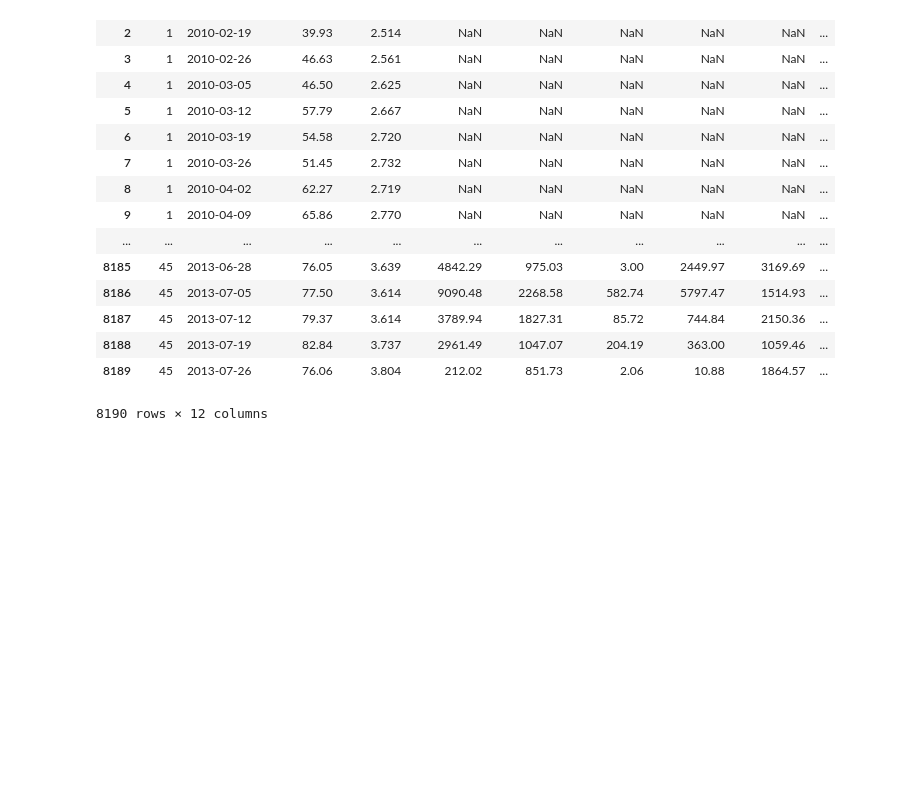
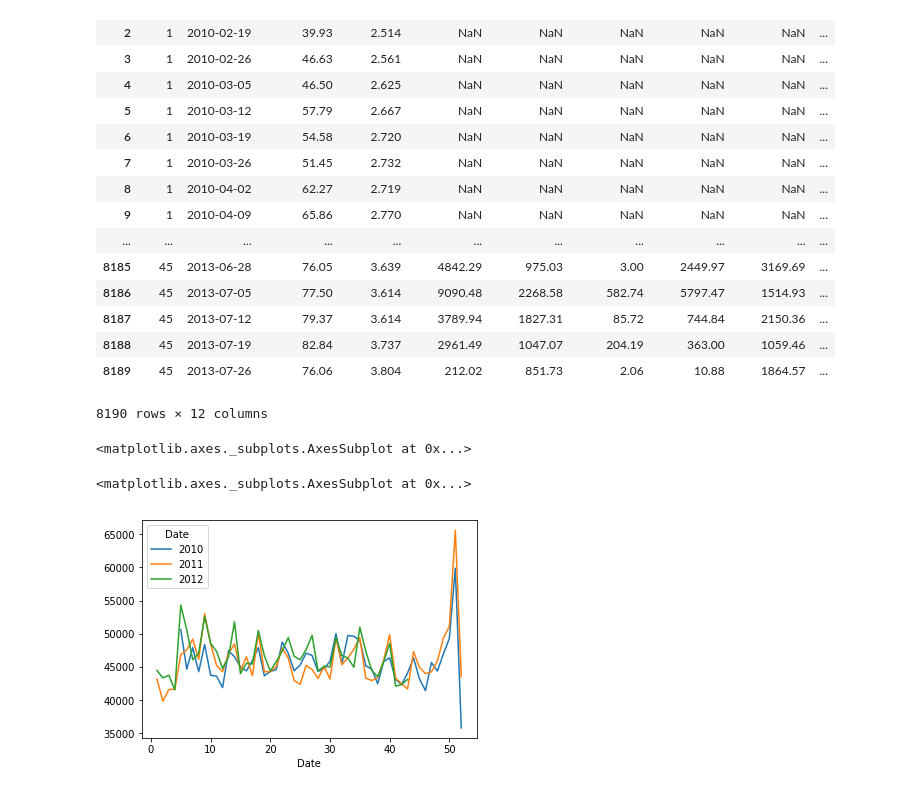
Before and after one commit to poompoowit/Walmart-Project, a Jupyter notebook: Knowing Data.ipynb, the cells around one changed output. Saved outputs shown, nothing was run; the diff lists cells and outputs as text; code cells hidden in the pictures; blank space fills up the shorter version.

Commit message:
plot sale by week V2

```diff
--- a/Knowing Data.ipynb
+++ b/Knowing Data.ipynb
@@ -31,3 +31,20 @@ feature
 | 8188 | 45 | 2013-07-19 | 82.84 | 3.737 | 2961.49 | 1047.07 | 204.19 | 363.00 | 1059.46 | ... |
 | 8189 | 45 | 2013-07-26 | 76.06 | 3.804 | 212.02 | 851.73 | 2.06 | 10.88 | 1864.57 | ... |
 8190 rows × 12 columns
+# %%
+# store 1 Dept 1
+check1 = train.loc[train['Store'] == 1 & train['Dept'].isin([1])]
+pv = pd.pivot_table(check1, index=check1.Date.dt.week, columns=check1.Date.dt.year,
+                    values='Weekly_Sales', aggfunc='sum')
+pv.plot()
+# %% [output]
+<matplotlib.axes._subplots.AxesSubplot at 0x...>
+# %%
+# store 1 Dept 2
+check1 = train.loc[train['Store'] == 1 & train['Dept'].isin([2])]
+pv = pd.pivot_table(check1, index=check1.Date.dt.week, columns=check1.Date.dt.year,
+                    values='Weekly_Sales', aggfunc='sum')
+pv.plot()
+# %% [output]
+<matplotlib.axes._subplots.AxesSubplot at 0x...>
+[figure, added]
```
Also changed, not shown: parts of 2 cells of this notebook.
